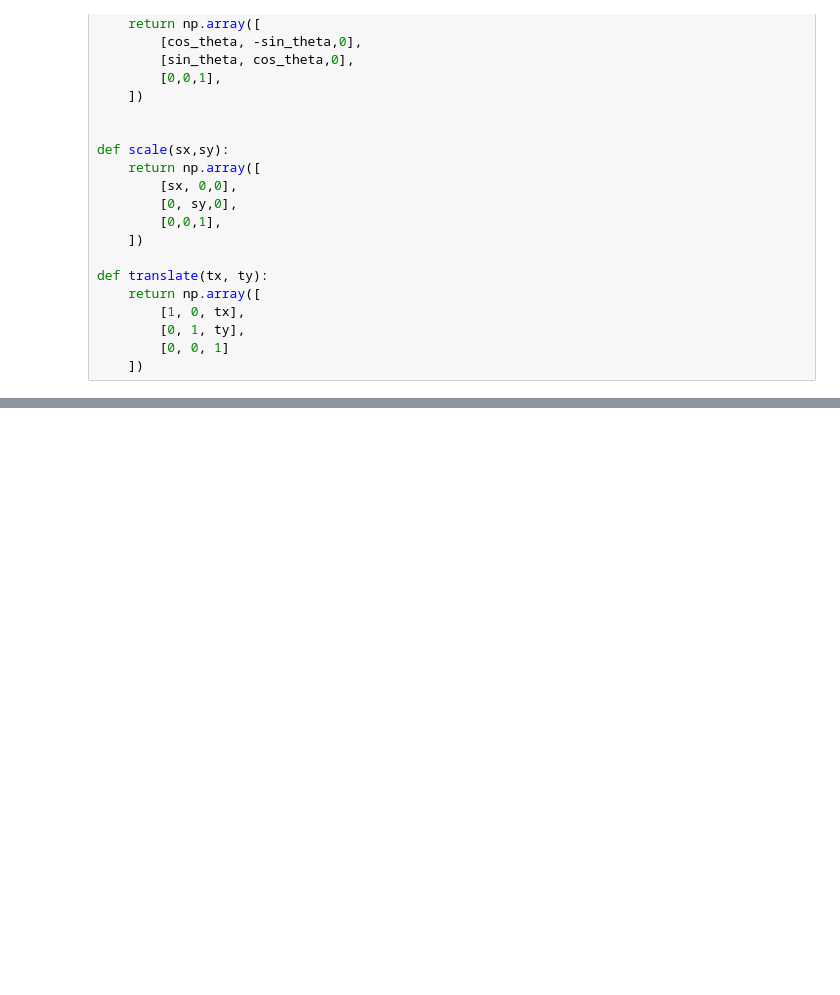
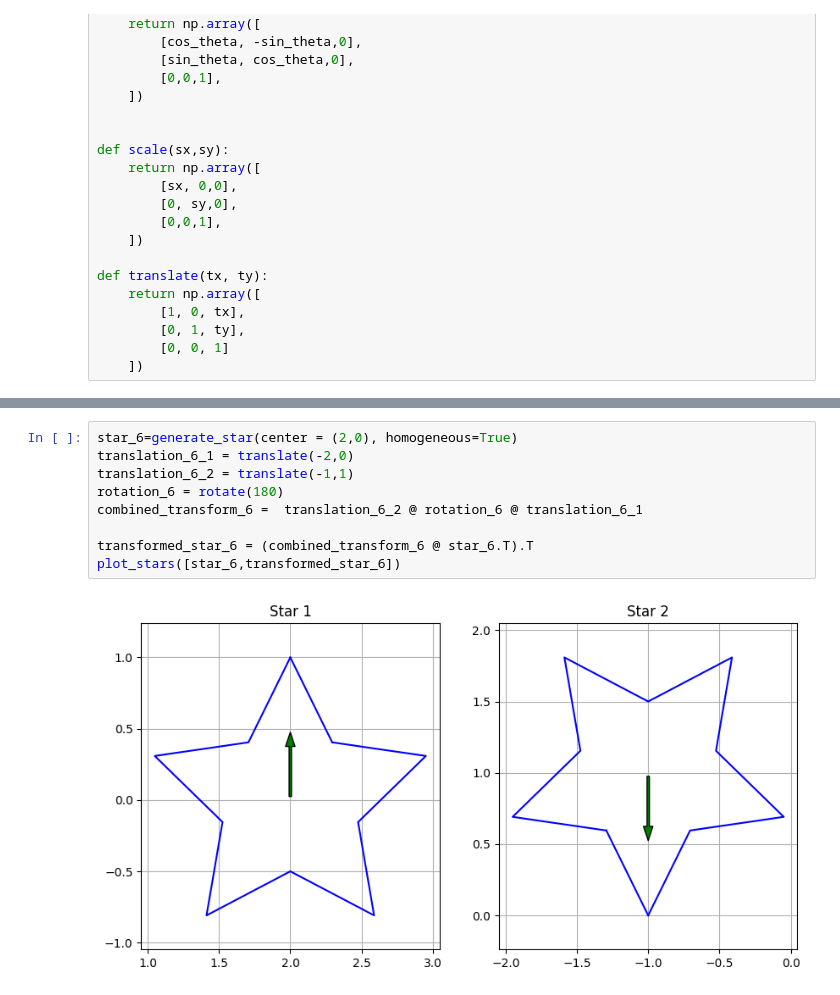
Before and after one commit to gpmoran-16/BME3053C-Fall-2025, a Jupyter notebook: lessons-solved/homework_4.ipynb, the cells around one changed output, grey strips where cells are left out. Drawn from its saved outputs; the diff is of its cells as text; blank space fills up the shorter version.

```diff
--- a/lessons-solved/homework_4.ipynb
+++ b/lessons-solved/homework_4.ipynb
@@ -81,0 +115,11 @@ def translate(tx, ty):
+# %%
+star_6=generate_star(center = (2,0), homogeneous=True)
+translation_6_1 = translate(-2,0)
+translation_6_2 = translate(-1,1)
+rotation_6 = rotate(180)
+combined_transform_6 =  translation_6_2 @ rotation_6 @ translation_6_1
+
+transformed_star_6 = (combined_transform_6 @ star_6.T).T
+plot_stars([star_6,transformed_star_6])
+# %% [output]
+[figure, added]
```
Also changed, not shown: parts of 5 cells of this notebook.
